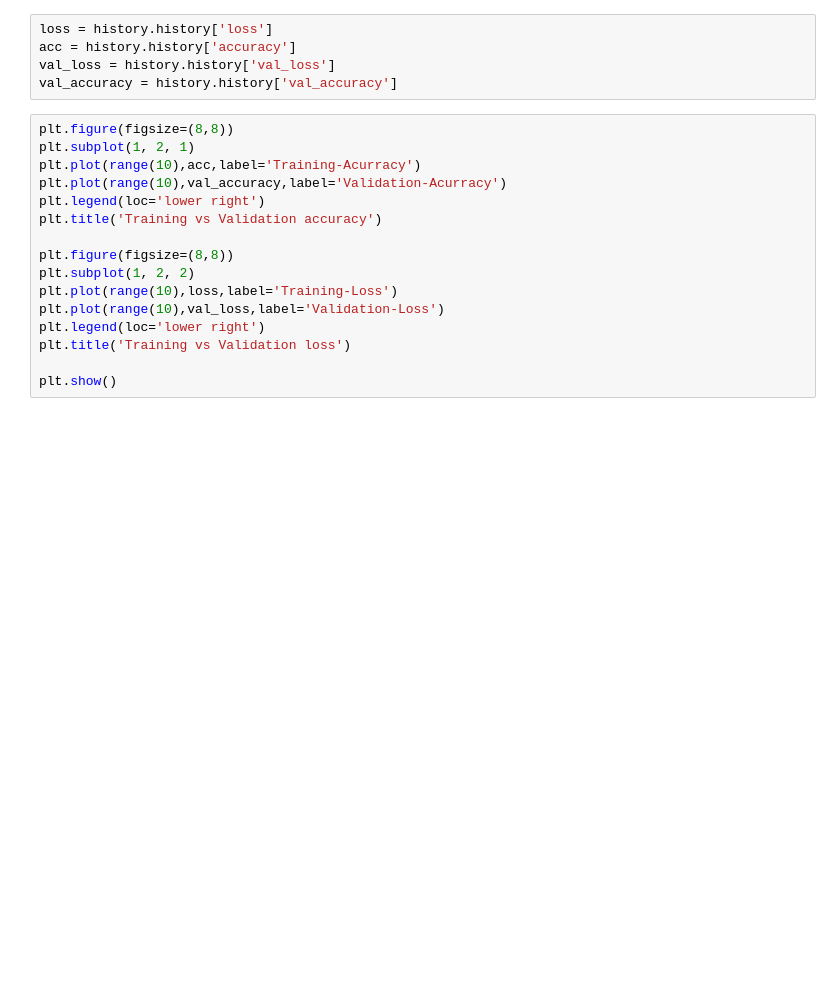
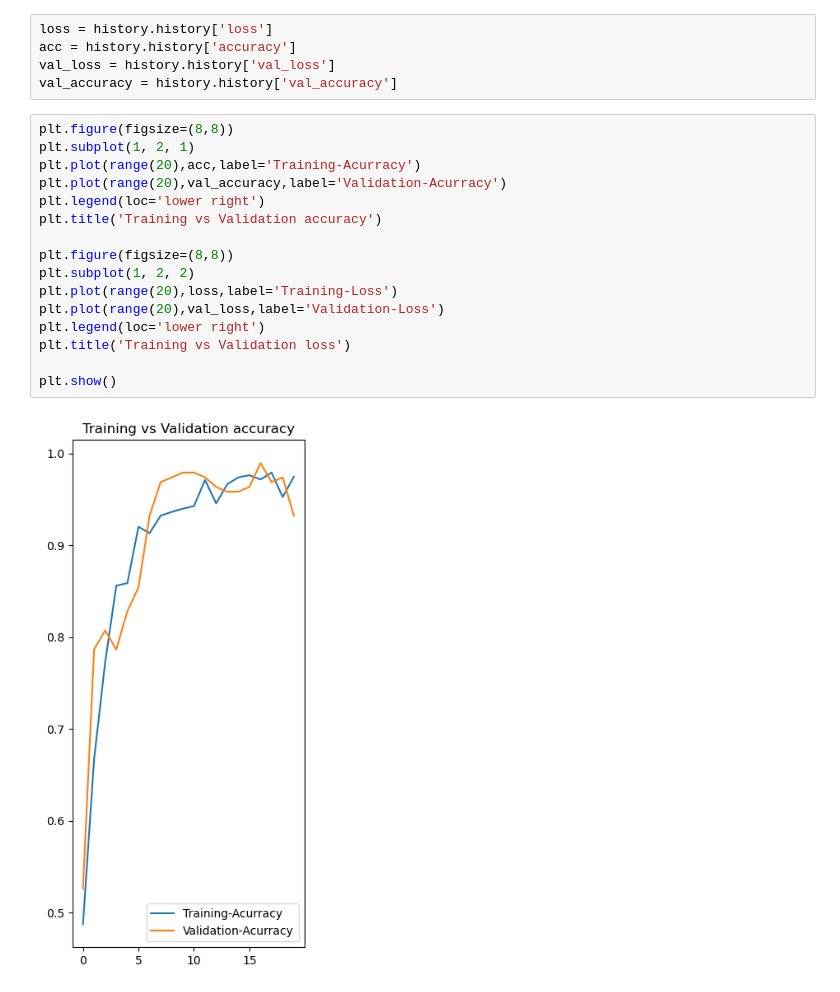
Before and after one commit to MarwanAshraf22/Potato-disease-clssifcation-using-CNN, a Jupyter notebook: Potato-Training.ipynb, the cells around one changed output. Cells and saved outputs as stored; diff of their text form; blank space fills up the shorter version.

```diff
--- a/Potato-Training.ipynb
+++ b/Potato-Training.ipynb
@@ -210,16 +210,18 @@ val_accuracy = history.history['val_accuracy']
 # %%
 plt.figure(figsize=(8,8))
 plt.subplot(1, 2, 1)
-plt.plot(range(10),acc,label='Training-Acurracy')
-plt.plot(range(10),val_accuracy,label='Validation-Acurracy')
+plt.plot(range(20),acc,label='Training-Acurracy')
+plt.plot(range(20),val_accuracy,label='Validation-Acurracy')
 plt.legend(loc='lower right')
 plt.title('Training vs Validation accuracy')
 
 plt.figure(figsize=(8,8))
 plt.subplot(1, 2, 2)
-plt.plot(range(10),loss,label='Training-Loss')
-plt.plot(range(10),val_loss,label='Validation-Loss')
+plt.plot(range(20),loss,label='Training-Loss')
+plt.plot(range(20),val_loss,label='Validation-Loss')
 plt.legend(loc='lower right')
 plt.title('Training vs Validation loss')
 
 plt.show()
+# %% [output]
+[figure, added]
```
Also changed, not shown: parts of 18 cells of this notebook, 5 other files.
